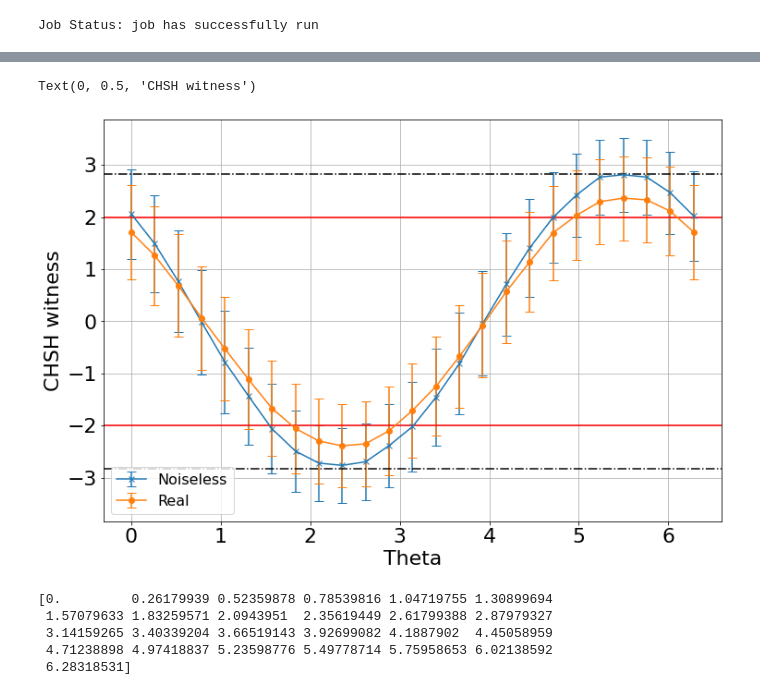
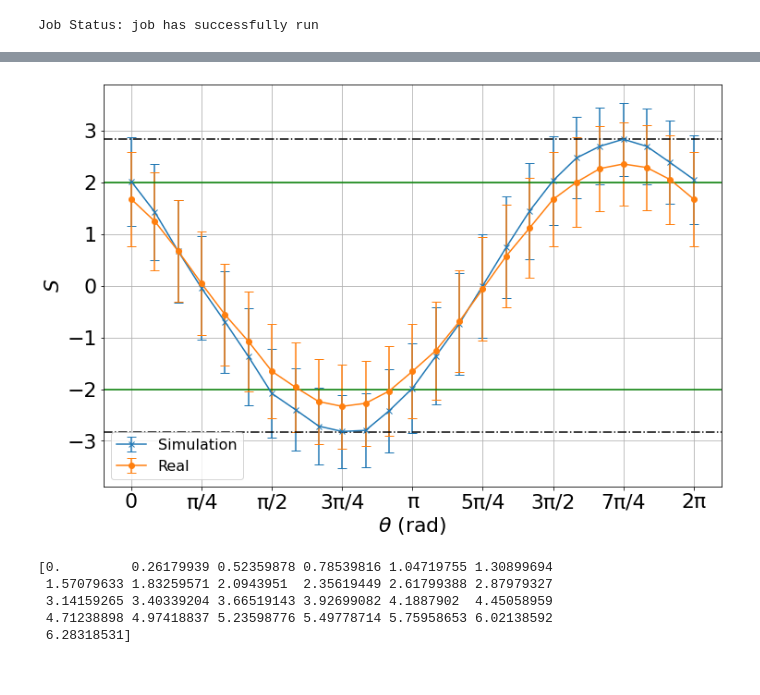
Before and after one commit to pvricard/Advanced-Quantum-Mechanics-Bell-test, a Jupyter notebook: BellCHSH_Inequalities.ipynb, the cells around one changed output, grey strips where cells are left out. Drawn from its saved outputs; the diff is of its cells as text; code cells hidden in the pictures.

```diff
--- a/BellCHSH_Inequalities.ipynb
+++ b/BellCHSH_Inequalities.ipynb
@@ -136,28 +118,52 @@ print(toc-tic)
 # %%
-CHSH1_ideal, CHSH2_ideal, Var1_ideal, Var2_ideal = compute_chsh_witness(result_ideal.get_counts())
+CHSH_ideal, Var_ideal = compute_chsh_witness(result_ideal.get_counts())
 # %%
-CHSH1_real, CHSH2_real, Var1_real, Var2_real = compute_chsh_witness(result_real.get_counts())
+CHSH_real, Var_real = compute_chsh_witness(result_real.get_counts())
+# %%
+#x-axis
+stepsx = np.arange(0, 2 * np.pi+np.pi/4, step=(np.pi / 4))
+labelsx=[0]
+for i in range(len(stepsx)-1):
+    if (i+1)%2!=0:
+        label=str(i+1)+"π/4"
+        if (i+1)==1:
+                label='π/4'
+    else:
+        labeli=(i+1)
+        if labeli%4==0:
+            label=str(int(labeli/4))+'π'
+            if labeli/4==1:
+                label='π'
+        else:
+            label=str(int(labeli/2))+'π/2'
+            if labeli/2==1:
+                label='π/2'
+    labelsx.append(label)
 # %%
 plt.figure(figsize=(12,8))
 plt.rcParams.update({'font.size': 22})
-plt.errorbar(theta_vec,CHSH1_ideal,yerr=np.sqrt(Var1_ideal),fmt='x-',capsize=5 ,label = 'Noiseless')
-#plt.errorbar(theta_vec,CHSH2_ideal,yerr=np.sqrt(Var2_ideal) ,label = 'CHSH2 Noiseless')
 
-plt.errorbar(theta_vec,CHSH1_real,yerr=np.sqrt(Var1_real), fmt='o-',capsize=5 ,label = 'Real')
-#plt.errorbar(theta_vec,CHSH2_real,yerr=np.sqrt(Var2_real) ,label = 'CHSH2 Real')
+plt.errorbar(theta_vec,CHSH_ideal,yerr=np.sqrt(Var_ideal),fmt='x-',capsize=5 ,label = 'Simulation')
+plt.errorbar(theta_vec,CHSH_real,yerr=np.sqrt(Var_real), fmt='o-',capsize=5 ,label = 'Real')
+
+
+
 
 plt.grid(which='major',axis='both')
 plt.rcParams.update({'font.size': 16})
 plt.legend(loc='lower left')
-plt.axhline(y=2, color='r', linestyle='-')
-plt.axhline(y=-2, color='r', linestyle='-')
+plt.axhline(y=2, color='g', linestyle='-')
+plt.axhline(y=-2, color='g', linestyle='-')
 plt.axhline(y=np.sqrt(2)*2, color='k', linestyle='-.')
 plt.axhline(y=-np.sqrt(2)*2, color='k', linestyle='-.')
-plt.xlabel('Theta')
-plt.ylabel('CHSH witness')
+
+plt.xticks(stepsx, labelsx)
+plt.xlabel(r'$\theta$ (rad)')
+plt.ylabel(r'$S$')
+plt.plot()
+plt.savefig('name.pdf')
 # %% [output]
-Text(0, 0.5, 'CHSH witness')
-[figure, old version]
+[figure, new version]
 # %%
 print(theta_vec)
 # %% [output]
```
Also changed, not shown: parts of 10 cells of this notebook.
